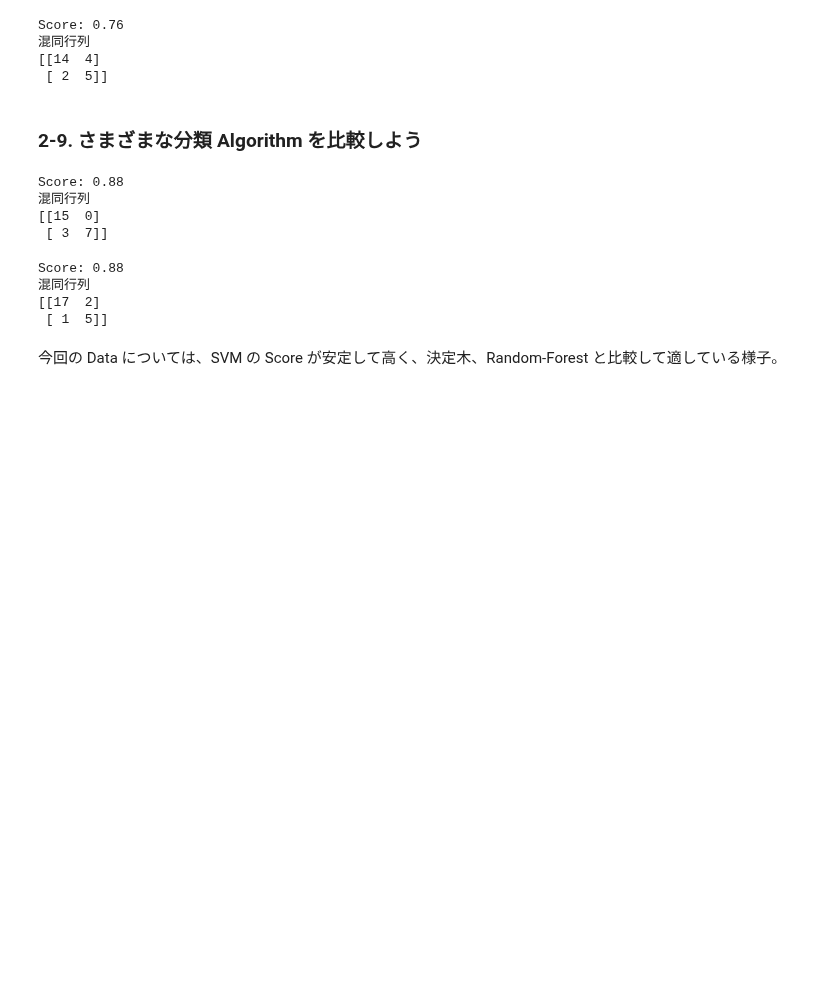
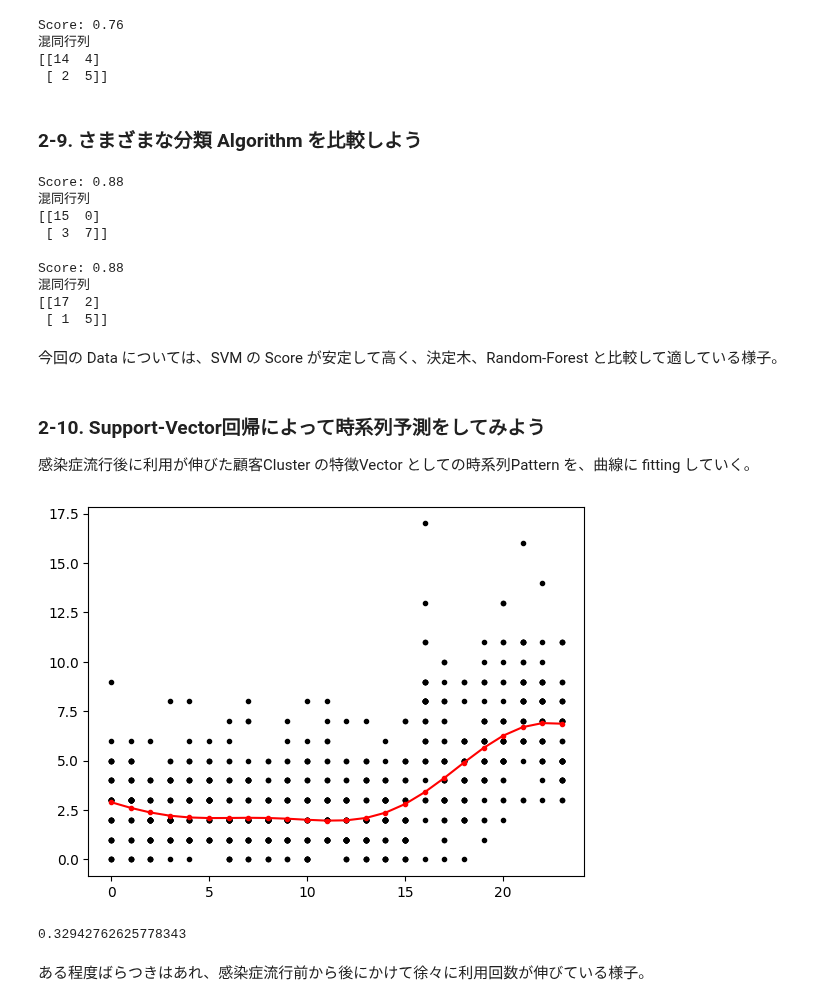
Before and after one commit to 1024xx4/math_programing_for_ai_and_ds, a Jupyter notebook: section02/section02.ipynb, the cells around one changed output. Saved outputs shown, nothing was run; the diff lists cells and outputs as text; code cells hidden in the pictures; blank space fills up the shorter version.

Commit message:
Feat: Support-Vector回帰によって時系列予測をしてみる#3

```diff
--- a/section02/section02.ipynb
+++ b/section02/section02.ipynb
@@ -489,3 +489,42 @@ Score: 0.88
  [ 1  5]]
 # %% [markdown]
 今回の Data については、SVM の Score が安定して高く、決定木、Random-Forest と比較して適している様子。
+# %% [markdown]
+### 2-10. Support-Vector回帰によって時系列予測をしてみよう
+感染症流行後に利用が伸びた顧客Cluster の特徴Vector としての時系列Pattern を、曲線に fitting していく。
+# %%
+# Support-Vector回帰によって時系列予測を行なう
+from sklearn import svm
+from sklearn.model_selection import train_test_split
+
+# Data を作成
+data_target = data_e[data_o == 1]
+data_y = data_target
+# np.arange() で等差数列を作成し、data_target の大きさの数だけ np.stack() で axis=0 を指定し行方向に結合
+data_x = np.stack([np.arange(0, len(data_target[0])) for _ in range(len(data_target))],
+                  axis=0)
+# np.ravel() で Data を一元化
+data_y = np.ravel(data_y)
+data_x = np.ravel(data_x)
+
+# Dataset を訓練 Data と Test-data に分割
+x_train, x_test, y_train, y_test = train_test_split(data_x, data_y)
+
+# 訓練Data による Model構築（Support-Vector回帰）
+model = svm.SVR(kernel='rbf', C=1)
+reg = model.fit(x_train.reshape(-1, 1), y_train.reshape(-1, 1))
+
+# 予測曲線を描画
+x_pred = np.arange(len(data_target[0])).reshape(-1, 1)  # .reshape() で形状を変化
+y_pred = model.predict(x_pred)
+plt.plot(data_x, data_y, 'k.')
+plt.plot(x_pred, y_pred, 'r.-')
+plt.show()
+
+# 決定係数R^2（元の Data と Fitting した曲線との相関関係によって計算）
+reg.score(x_test.reshape(-1, 1), y_test.reshape(-1, 1))
+# %% [output]
+[figure, added]
+0.32942762625778343
+# %% [markdown]
+ある程度ばらつきはあれ、感染症流行前から後にかけて徐々に利用回数が伸びている様子。
```
